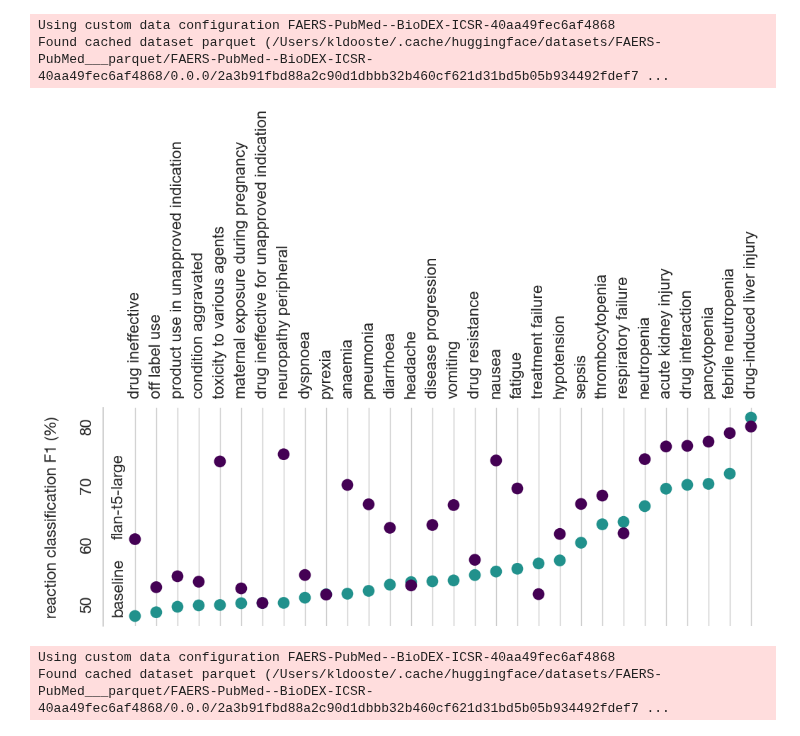
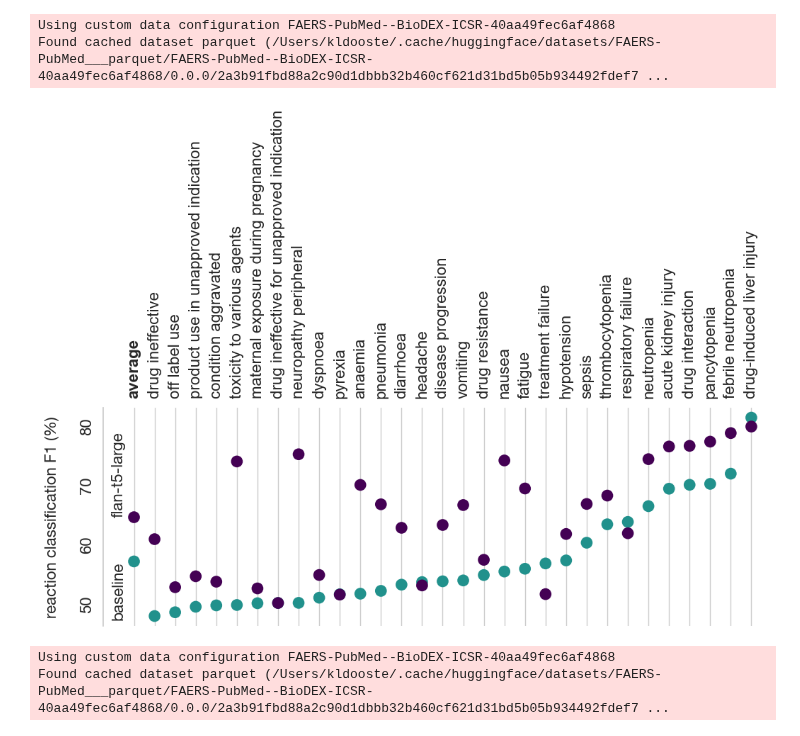
Before and after one commit to KarelDO/BioDEX, a Jupyter notebook: tasks/icsr_extraction/seriousness_metrics.ipynb, the cells around one changed output. Saved outputs shown, nothing was run; the diff lists cells and outputs as text; code cells hidden in the pictures.

Commit message:
better utility plots

```diff
--- a/tasks/icsr_extraction/seriousness_metrics.ipynb
+++ b/tasks/icsr_extraction/seriousness_metrics.ipynb
@@ -179,10 +179,20 @@ scores = [get_scores(t) for t in targets]
 pred_scores = [s[0] for s in scores]
 baseline_scores = [s[1] for s in scores]
 
+
+
 # Combine the data into a pandas DataFrame
 data = pd.DataFrame({'scores': pred_scores + baseline_scores, 'model': ['flan-t5-large'] * len(pred_scores) + ['baseline'] * len(baseline_scores), 'targets': targets + targets})
 data['scores'] = data['scores'] * 100
 data = data.sort_values(by=['model', 'scores'], ascending=True )
+
+# add average score
+mean1 = data[data['model'] == 'baseline']['scores'].mean()
+newline1 = pd.DataFrame({'model':'baseline', 'scores':mean1, 'targets':'average'}, index=[0])
+mean2 = data[data['model'] == 'flan-t5-large']['scores'].mean()
+newline2 = pd.DataFrame({'model':'flan-t5-large', 'scores':mean2, 'targets':'average'}, index=[0])
+data = pd.concat([newline1, newline2, data.loc[:], ]).reset_index(drop=True)
+
 
 fig, ax = plt.subplots(figsize=(12, 4))
 
@@ -205,7 +215,7 @@ plt.rcParams['font.size'] = fontsize
 targets = data['targets'].unique()
 data_indexed = data.set_index(['model', 'targets'])
 plt.text(-1.1, data_indexed.loc['flan-t5-large', targets[0]][0], 'flan-t5-large',verticalalignment='bottom', rotation=90)
-plt.text(-1.1, data_indexed.loc['baseline', targets[0]][0], 'baseline',verticalalignment='bottom', rotation=90)
+plt.text(-1.1, data_indexed.loc['baseline', targets[0]][0], 'baseline',verticalalignment='top', rotation=90)
 
 ax.yaxis.grid(False) # Hide the horizontal gridlines
 ax.xaxis.grid(True) # Show the vertical gridlines
@@ -252,34 +262,46 @@ ax.get_legend().remove()
     # legend_element.marker()
 #     legend_element.set_visible(True)  # Make the marker visible
 #     legend_element.set_linewidth(0)   # Remove the border around the marker
 #     legend_element.set_markersize(12)  # Set the size of the marker
 
 
 # Customize the legend labels
 # labels = [text.get_text() for text in legend.get_texts()]  # Get the text labels
 # for label in legend.get_texts():
 #     label.set_fontsize(fontsize)  # Set the font size
 #     label.set_fontfamily('Helvetica Neue')  # Set the font style
 
 
+# for index, tick in enumerate(ax.xaxis.get_major_ticks()):
+#       if index == 0:
+#             tick.set_fontweight('bold')
+#     #   tick.label1.set_fontsize(fontsize)
+
+# Get the x-axis tick labels
+tick_labels = plt.gca().get_xticklabels()
+
+# Set the font weight for the first tick label
+tick_labels[0].set_weight('bold')
+
+
 # add space between bar and y=axis
 left, right = plt.xlim()
 plt.xlim((left-1, right))
 plt.savefig('../../analysis/plots/reaction_classification.png', dpi=300, bbox_inches='tight')
 plt.show()
 
 
 from PIL import Image
 # Open the PNG file
 img = Image.open("../../analysis/plots/reaction_classification.png")
 
 # Rotate the image by 90 degrees
 img = img.rotate(270, expand=True)
 
 # Overwrite the original file
 img.save("../../analysis/plots/reaction_classification.png")
 # %% [output]
-[figure, old version]
+[figure, new version]
 # %%
 # get occurance data for reactions using the training set?
 dataset = load_dataset(dataset_name)
```
Also changed, not shown: parts of 3 cells of this notebook, 2 other files.
